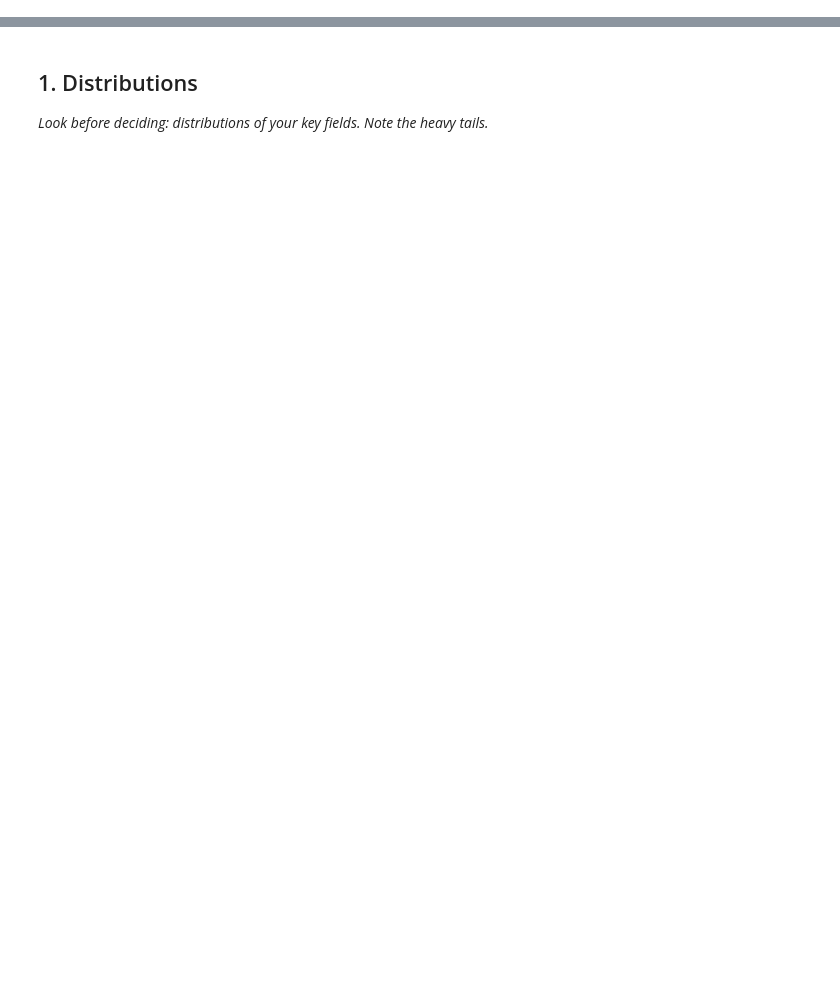
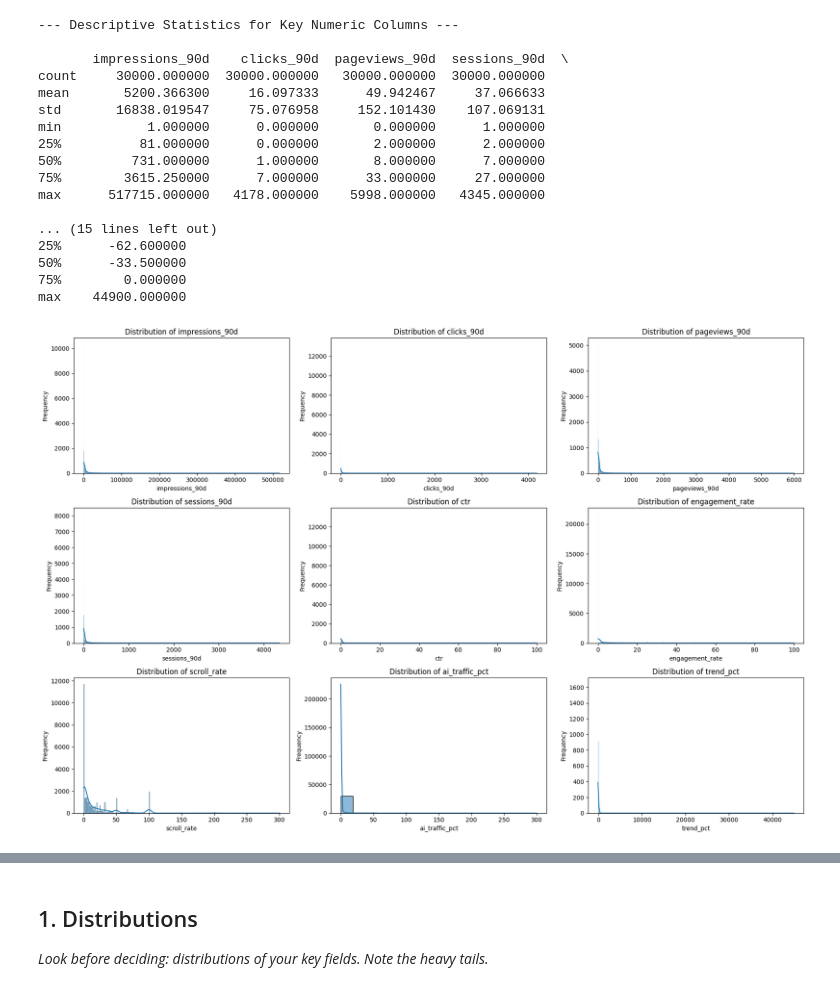
Before and after one commit to shreya1111/flyrank-week1, a Jupyter notebook: work/notebooks/w04_signal_audit.ipynb, the cells around one changed output, grey strips where cells are left out. Cells and saved outputs as stored; diff of their text form; code cells hidden in the pictures; blank space fills up the shorter version.

```diff
--- a/work/notebooks/w04_signal_audit.ipynb
+++ b/work/notebooks/w04_signal_audit.ipynb
@@ -8,0 +155,13 @@ This skeleton is yours to fill. Work the sections **in order** — each one has
+# %%
+import pandas as pd
+
+csv_path = '/content/flyrank-week1/data/raw/content_refresh_anonymized.csv'
+
+if os.path.exists(csv_path):
+    df = pd.read_csv(csv_path)
+    print(f"--- First 5 rows of '{csv_path}' ---\n")
+    print(df.head())
+    print(f"\n--- Info for '{csv_path}' ---\n")
+    df.info()
+else:
+    print(f"Error: The CSV file '{csv_path}' was not found. Please ensure it exists in the cloned repository.")
@@ -8,0 +186,43 @@ This skeleton is yours to fill. Work the sections **in order** — each one has
+# %%
+import matplotlib.pyplot as plt
+import seaborn as sns
+
+# Define key numeric columns for distribution analysis
+key_numeric_cols = [
+    'impressions_90d', 'clicks_90d', 'pageviews_90d', 'sessions_90d',
+    'ctr', 'engagement_rate', 'scroll_rate', 'ai_traffic_pct', 'trend_pct'
+]
+
+# Display descriptive statistics for these columns
+print("--- Descriptive Statistics for Key Numeric Columns ---\n")
+print(df[key_numeric_cols].describe())
+
+# Plot histograms for each key numeric column
+plt.figure(figsize=(18, 12))
+for i, col in enumerate(key_numeric_cols):
+    plt.subplot(3, 3, i + 1) # Adjust subplot grid based on number of columns
+    sns.histplot(df[col].dropna(), kde=True)
+    plt.title(f'Distribution of {col}')
+    plt.xlabel(col)
+    plt.ylabel('Frequency')
+plt.tight_layout()
+plt.show()
+# %% [output]
+--- Descriptive Statistics for Key Numeric Columns ---
+
+       impressions_90d    clicks_90d  pageviews_90d  sessions_90d  \
+count     30000.000000  30000.000000   30000.000000  30000.000000
+mean       5200.366300     16.097333      49.942467     37.066633
+std       16838.019547     75.076958     152.101430    107.069131
+min           1.000000      0.000000       0.000000      1.000000
+25%          81.000000      0.000000       2.000000      2.000000
+50%         731.000000      1.000000       8.000000      7.000000
+75%        3615.250000      7.000000      33.000000     27.000000
+max      517715.000000   4178.000000    5998.000000   4345.000000
+
+... (15 lines left out)
+25%      -62.600000
+50%      -33.500000
+75%        0.000000
+max    44900.000000
+[figure, added]
```
Also changed, not shown: parts of 18 cells of this notebook.
